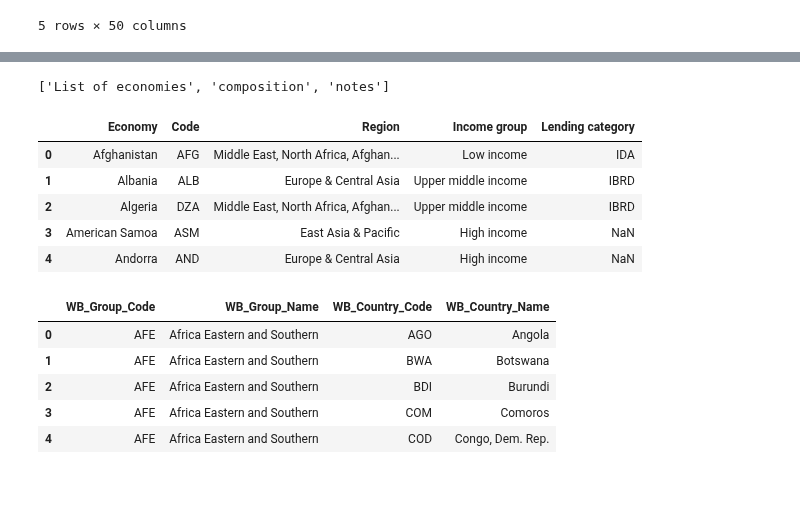
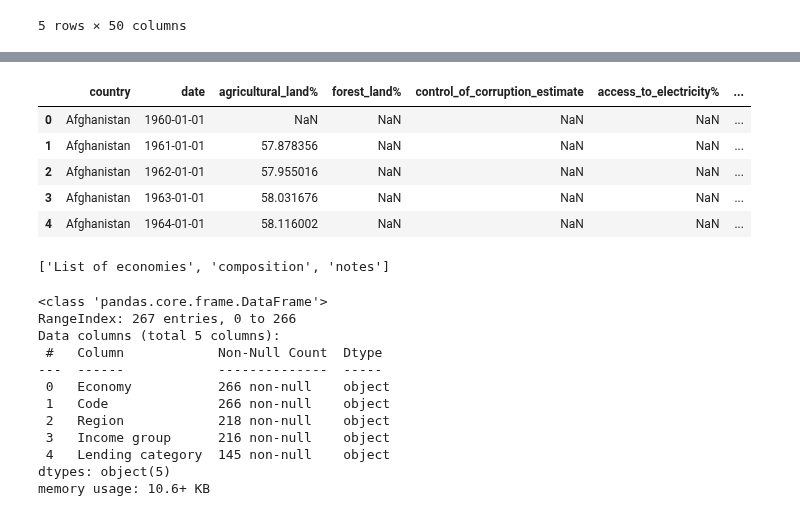
Before and after one commit to StefanFSmid/ASDA_2025_Group_3_Porfolio, a Jupyter notebook: notebooks/week_05_group_3_notebook.ipynb, the cells around one changed output, grey strips where cells are left out. Saved outputs shown, nothing was run; the diff lists cells and outputs as text; code cells hidden in the pictures; blank space fills up the shorter version.

```diff
--- a/notebooks/week_05_group_3_notebook.ipynb
+++ b/notebooks/week_05_group_3_notebook.ipynb
@@ -60,3 +150,13 @@ indicators_df.head()
+# %%
+# Preview the cleaned indicators dataframe
+cleanindicators_df.head()
+# %% [output]
+|  | country | date | agricultural_land% | forest_land% | control_of_corruption_estimate | access_to_electricity% | ... |
+| 0 | Afghanistan | 1960-01-01 | NaN | NaN | NaN | NaN | ... |
+| 1 | Afghanistan | 1961-01-01 | 57.878356 | NaN | NaN | NaN | ... |
+| 2 | Afghanistan | 1962-01-01 | 57.955016 | NaN | NaN | NaN | ... |
+| 3 | Afghanistan | 1963-01-01 | 58.031676 | NaN | NaN | NaN | ... |
+| 4 | Afghanistan | 1964-01-01 | 58.116002 | NaN | NaN | NaN | ... |
 # %%
 # List all sheets of income excel file
 print(income_xls.sheet_names)
@@ -69,18 +169,16 @@ composition_df = income_xls.parse('composition')
 # %%
-economies_df.head()
+# Preview the economies dataframe
+economies_df.info()
 # %% [output]
-|  | Economy | Code | Region | Income group | Lending category |
-| 0 | Afghanistan | AFG | Middle East, North Africa, Afghan... | Low income | IDA |
-| 1 | Albania | ALB | Europe & Central Asia | Upper middle income | IBRD |
-| 2 | Algeria | DZA | Middle East, North Africa, Afghan... | Upper middle income | IBRD |
-| 3 | American Samoa | ASM | East Asia & Pacific | High income | NaN |
-| 4 | Andorra | AND | Europe & Central Asia | High income | NaN |
+<class 'pandas.core.frame.DataFrame'>
+RangeIndex: 267 entries, 0 to 266
+Data columns (total 5 columns):
+ #   Column            Non-Null Count  Dtype
+---  ------            --------------  -----
+ 0   Economy           266 non-null    object
+ 1   Code              266 non-null    object
+ 2   Region            218 non-null    object
+ 3   Income group      216 non-null    object
+ 4   Lending category  145 non-null    object
+dtypes: object(5)
+memory usage: 10.6+ KB
-# %%
-composition_df.head()
-# %% [output]
-|  | WB_Group_Code | WB_Group_Name | WB_Country_Code | WB_Country_Name |
-| 0 | AFE | Africa Eastern and Southern | AGO | Angola |
-| 1 | AFE | Africa Eastern and Southern | BWA | Botswana |
-| 2 | AFE | Africa Eastern and Southern | BDI | Burundi |
-| 3 | AFE | Africa Eastern and Southern | COM | Comoros |
-| 4 | AFE | Africa Eastern and Southern | COD | Congo, Dem. Rep. |
```
Also changed, not shown: parts of 39 cells of this notebook, 1 other file.
